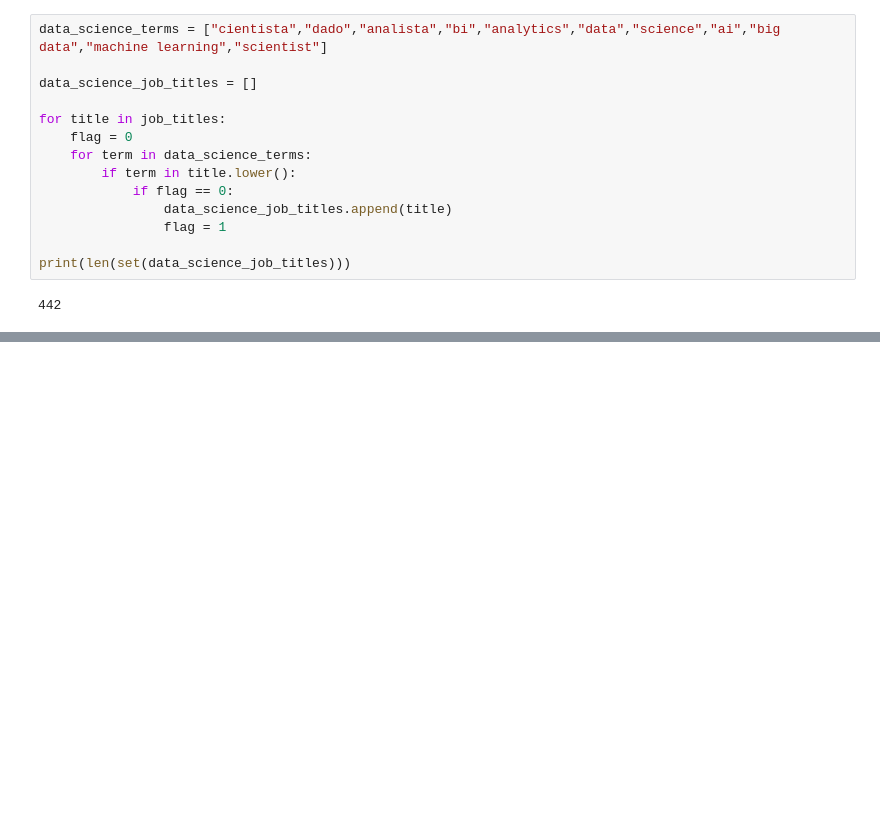
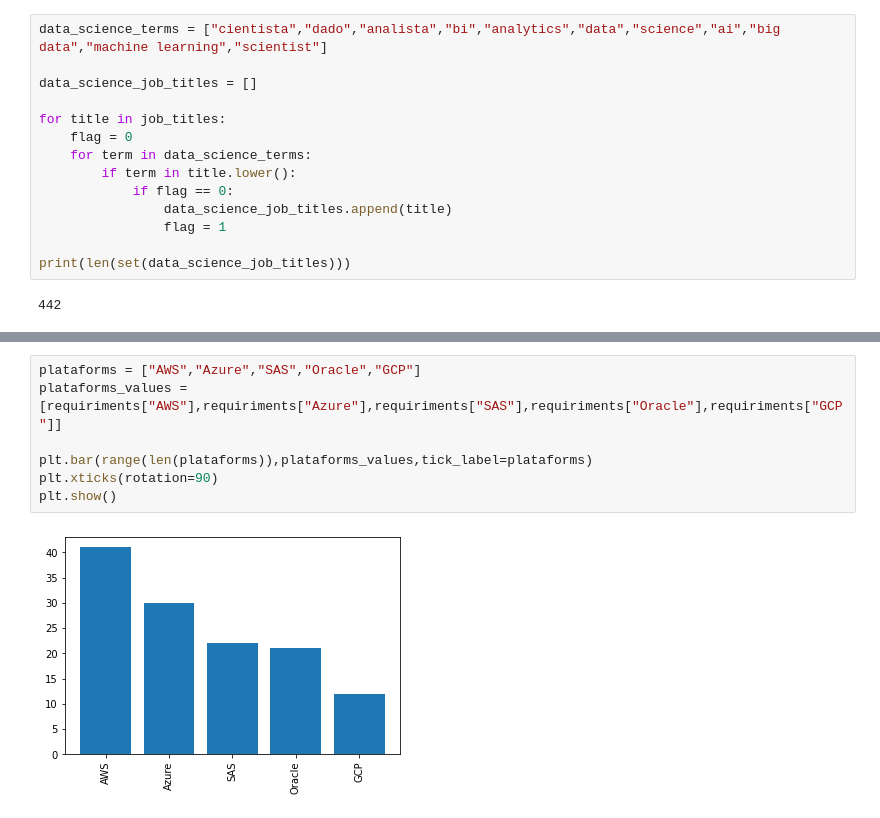
Before and after one commit to RodolfoHelf/WebScrapingLinkedin, a Jupyter notebook: DataScience_Requeriments.ipynb, the cells around one changed output, grey strips where cells are left out. Drawn from its saved outputs; the diff is of its cells as text; blank space fills up the shorter version.

```diff
--- a/DataScience_Requeriments.ipynb
+++ b/DataScience_Requeriments.ipynb
@@ -354,0 +226,9 @@ process.start()
+# %%
+plataforms = ["AWS","Azure","SAS","Oracle","GCP"]
+plataforms_values = [requiriments["AWS"],requiriments["Azure"],requiriments["SAS"],requiriments["Oracle"],requiriments["GCP"]]
+
+plt.bar(range(len(plataforms)),plataforms_values,tick_label=plataforms)
+plt.xticks(rotation=90)
+plt.show()
+# %% [output]
+[figure, added]
```
Also changed, not shown: parts of 15 cells of this notebook, 6 other files.
